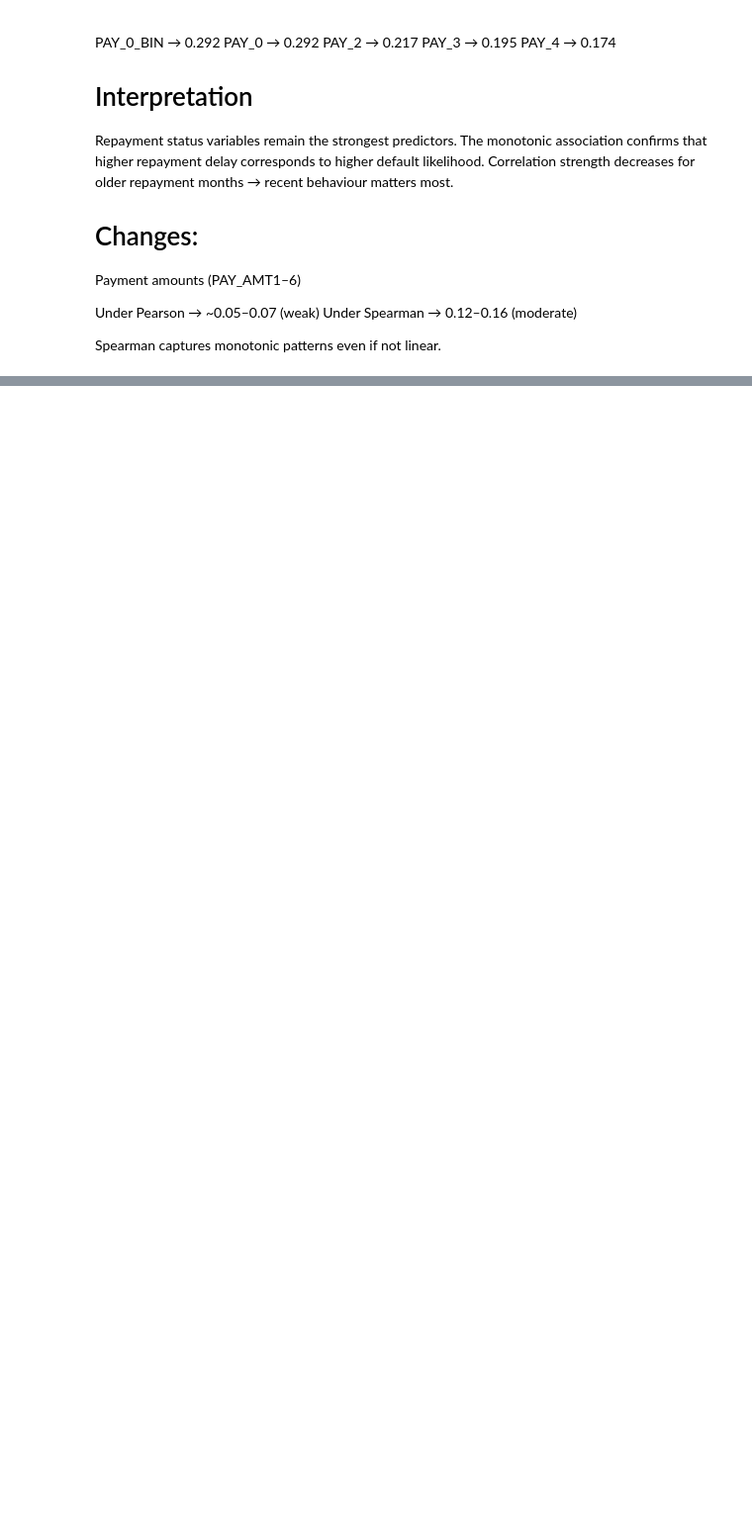
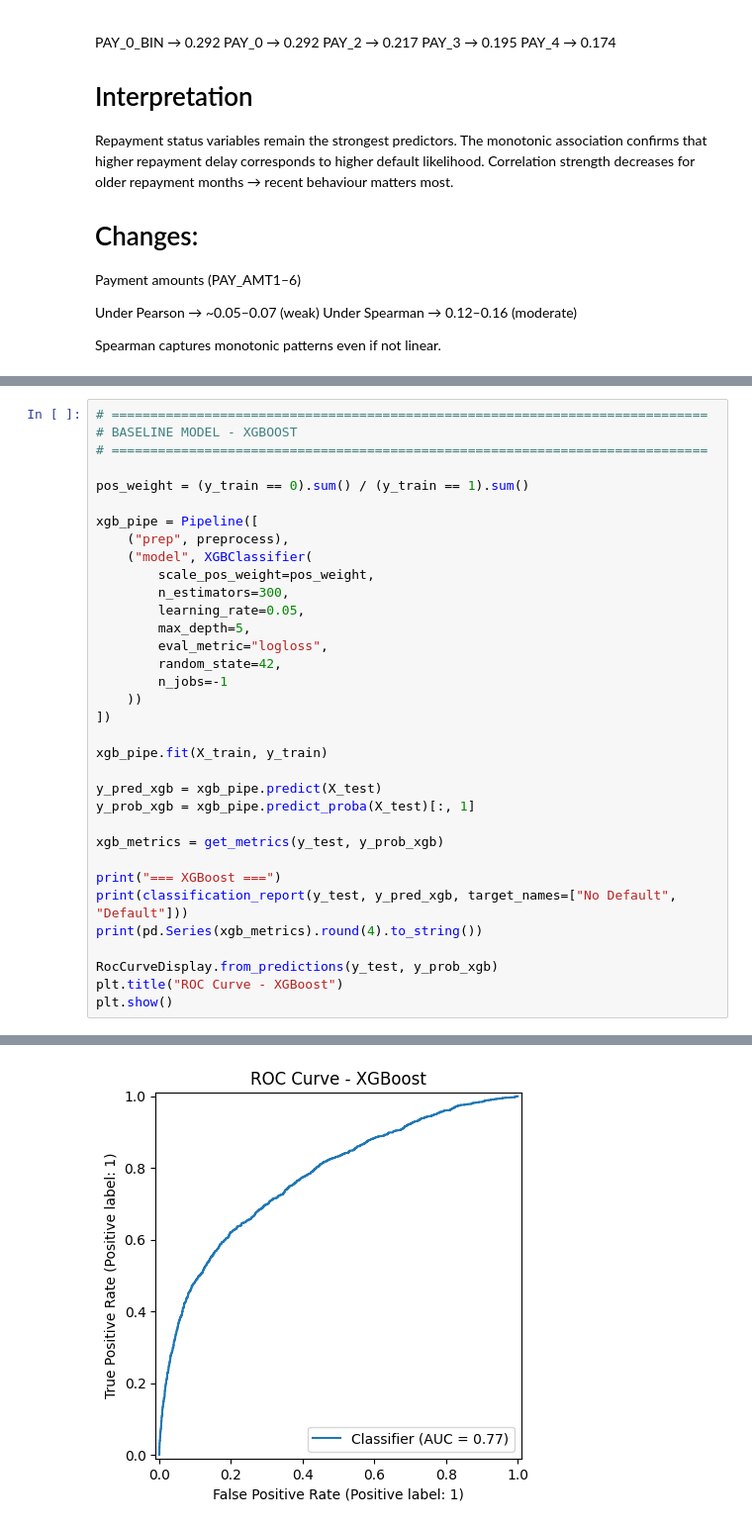
Before and after one commit to Kay79SL/Credit-Risk-Score-ML, a Jupyter notebook: data/raw/df_raw_risk_pd.ipynb, the cells around one changed output, grey strips where cells are left out. Shown at 99% size. Drawn from its saved outputs; the diff is of its cells as text; blank space fills up the shorter version.

```diff
--- a/data/raw/df_raw_risk_pd.ipynb
+++ b/data/raw/df_raw_risk_pd.ipynb
@@ -966,0 +1251,35 @@ df_fe["PAY_RATIO_6M_MEAN"] = df_fe[[f"PAY_RATIO{i}" for i in range(1,7)]].mean(a
+# %%
+# =============================================================================
+# BASELINE MODEL - XGBOOST
+# =============================================================================
+
+pos_weight = (y_train == 0).sum() / (y_train == 1).sum()
+
+xgb_pipe = Pipeline([
+    ("prep", preprocess),
+    ("model", XGBClassifier(
+        scale_pos_weight=pos_weight,
+        n_estimators=300,
+        learning_rate=0.05,
+        max_depth=5,
+        eval_metric="logloss",
+        random_state=42,
+        n_jobs=-1
+    ))
+])
+
+xgb_pipe.fit(X_train, y_train)
+
+y_pred_xgb = xgb_pipe.predict(X_test)
+y_prob_xgb = xgb_pipe.predict_proba(X_test)[:, 1]
+
+xgb_metrics = get_metrics(y_test, y_prob_xgb)
+
+print("=== XGBoost ===")
+print(classification_report(y_test, y_pred_xgb, target_names=["No Default", "Default"]))
+print(pd.Series(xgb_metrics).round(4).to_string())
+
+RocCurveDisplay.from_predictions(y_test, y_prob_xgb)
+plt.title("ROC Curve - XGBoost")
+plt.show()
+# %% [output]
@@ -966,0 +1301 @@ df_fe["PAY_RATIO_6M_MEAN"] = df_fe[[f"PAY_RATIO{i}" for i in range(1,7)]].mean(a
+[figure, added]
```
Also changed, not shown: parts of 31 cells of this notebook.
